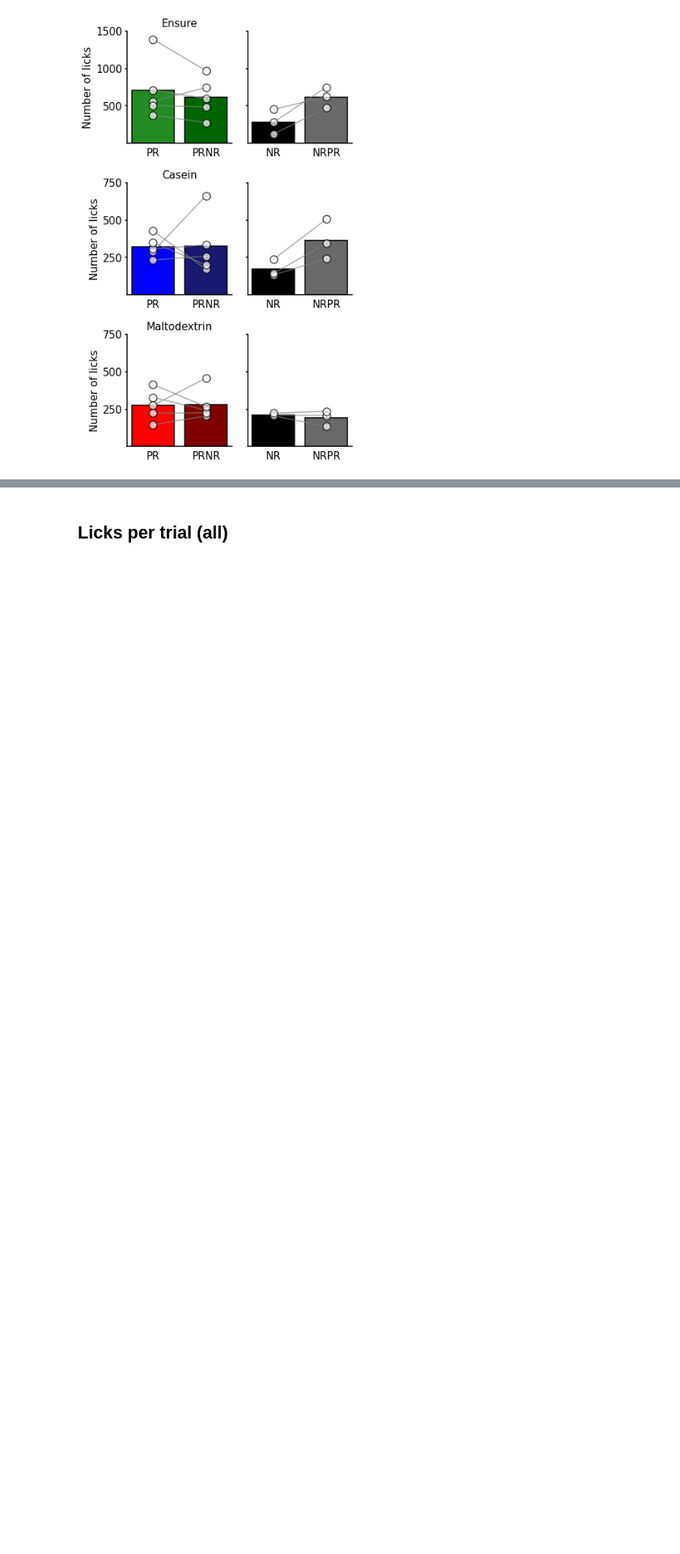
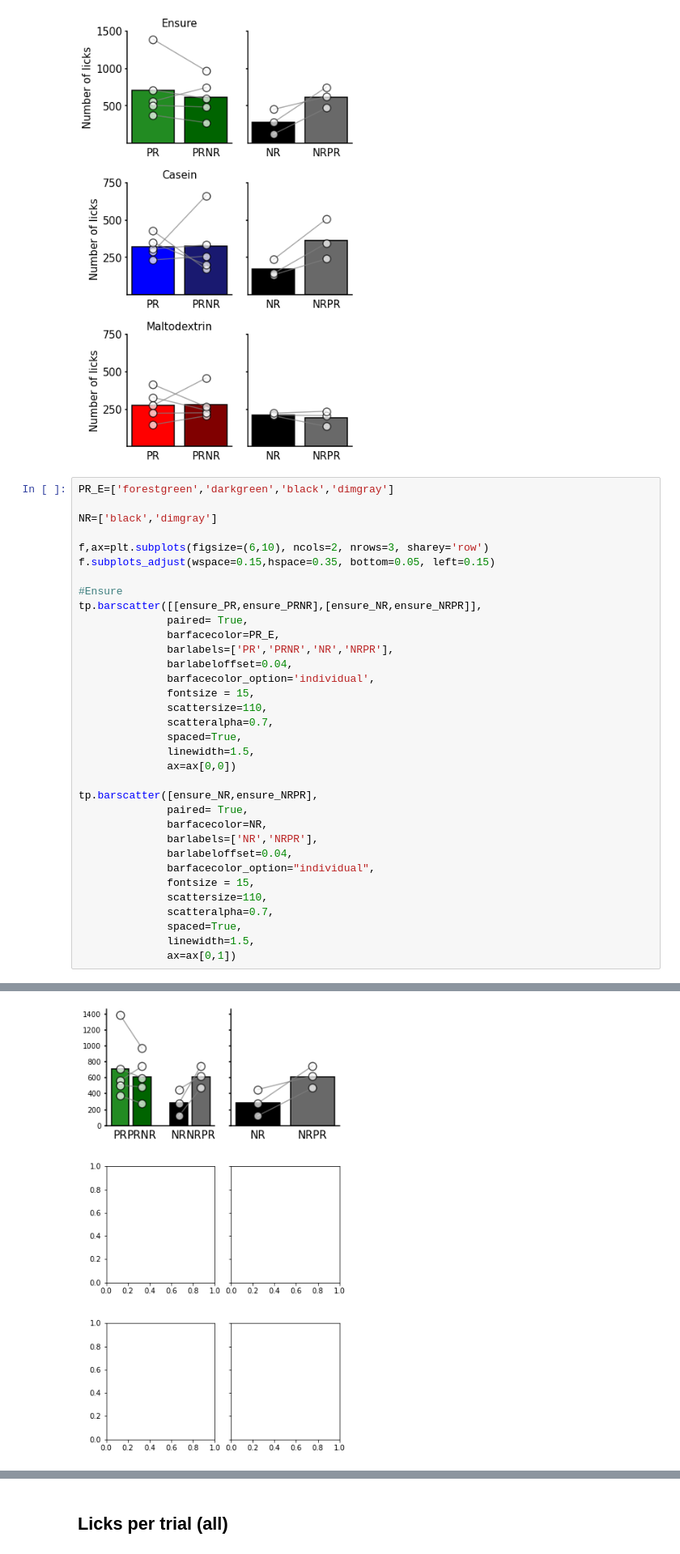
Before and after one commit to jetsetmette/VGP, a Jupyter notebook: notebooks/Behavior_2P.ipynb, the cells around one changed output, grey strips where cells are left out. Shown at 81% size. Saved outputs shown, nothing was run; the diff lists cells and outputs as text; blank space fills up the shorter version.

Commit message:
Changed grouping of figures

```diff
--- a/notebooks/Behavior_2P.ipynb
+++ b/notebooks/Behavior_2P.ipynb
@@ -499,3 +499,38 @@ ax[2,0].set_title('Maltodextrin', fontsize =15)
 f.savefig('C:\\Users\\mko102\\GitHub\\VGP\\output\\Total_licks.png')
 # %% [output]
 [figure]
+# %%
+PR_E=['forestgreen','darkgreen','black','dimgray']
+
+NR=['black','dimgray']
+
+f,ax=plt.subplots(figsize=(6,10), ncols=2, nrows=3, sharey='row')
+f.subplots_adjust(wspace=0.15,hspace=0.35, bottom=0.05, left=0.15)
+
+#Ensure
+tp.barscatter([[ensure_PR,ensure_PRNR],[ensure_NR,ensure_NRPR]],
+              paired= True,
+              barfacecolor=PR_E,
+              barlabels=['PR','PRNR','NR','NRPR'],
+              barlabeloffset=0.04,
+              barfacecolor_option='individual',
+              fontsize = 15,
+              scattersize=110,
+              scatteralpha=0.7,
+              spaced=True,
+              linewidth=1.5,
+              ax=ax[0,0])
+
+tp.barscatter([ensure_NR,ensure_NRPR],
+              paired= True,
+              barfacecolor=NR,
+              barlabels=['NR','NRPR'],
+              barlabeloffset=0.04,
+              barfacecolor_option="individual",
+              fontsize = 15,
+              scattersize=110,
+              scatteralpha=0.7,
+              spaced=True,
+              linewidth=1.5,
+              ax=ax[0,1])
+# %% [output]
@@ -502,3 +543,4 @@ f.savefig('C:\\Users\\mko102\\GitHub\\VGP\\output\\Total_licks.png')
+[figure, added]
 # %%
 ppaired_NR=[]
 ppaired_PR=[]
```
Also changed, not shown: parts of 3 cells of this notebook.
